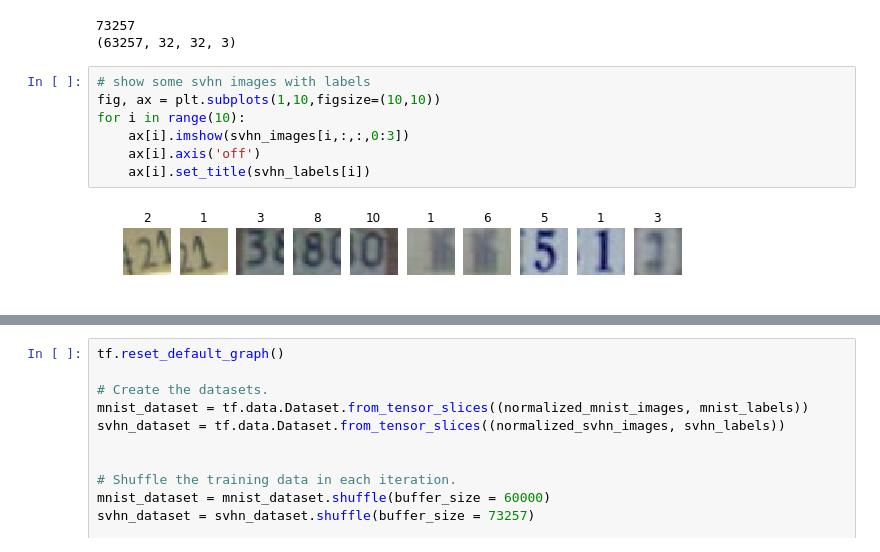
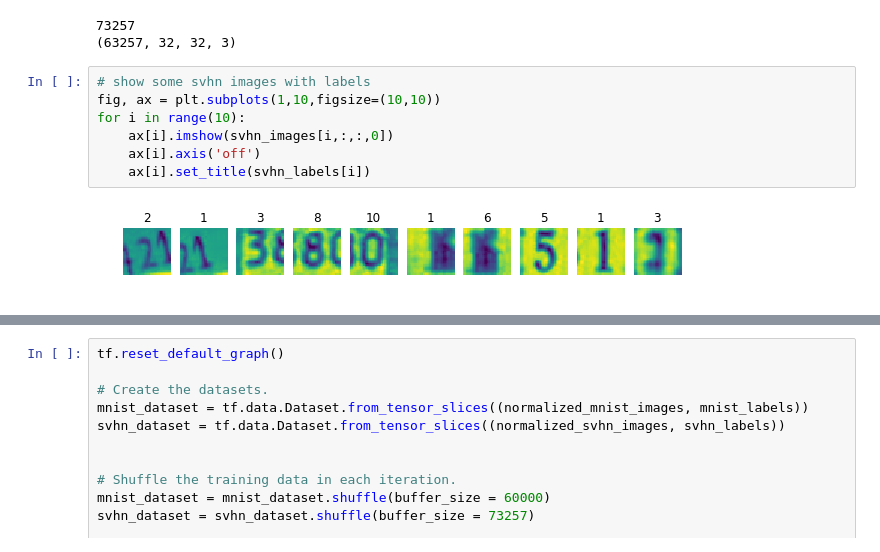
Before and after one commit to BarbaraButz/tf_group_40_final_project, a Jupyter notebook: tf_group_40_final_project.ipynb, the cells around one changed output, grey strips where cells are left out. Saved outputs shown, nothing was run; the diff lists cells and outputs as text.

```diff
--- a/tf_group_40_final_project.ipynb
+++ b/tf_group_40_final_project.ipynb
@@ -157,9 +156,9 @@ normalized_svhn_images = (svhn_images / 255) * 2 - 1
 # %%
 # show some svhn images with labels
 fig, ax = plt.subplots(1,10,figsize=(10,10))
 for i in range(10):
-    ax[i].imshow(svhn_images[i,:,:,0:3])
+    ax[i].imshow(svhn_images[i,:,:,0])
     ax[i].axis('off')
     ax[i].set_title(svhn_labels[i])
 # %% [output]
-[figure, old version]
+[figure, new version]
```
Also changed, not shown: parts of 10 cells of this notebook.
